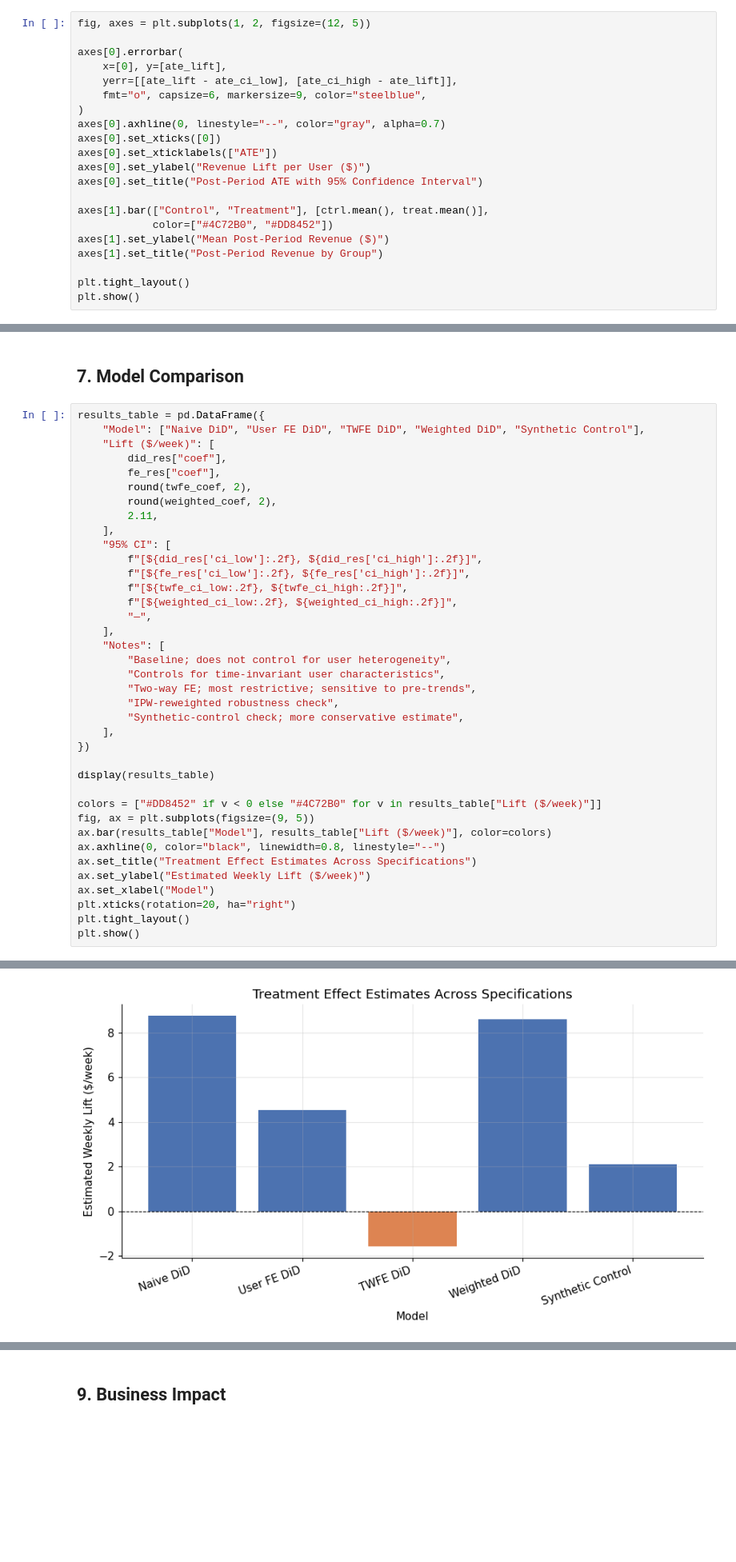
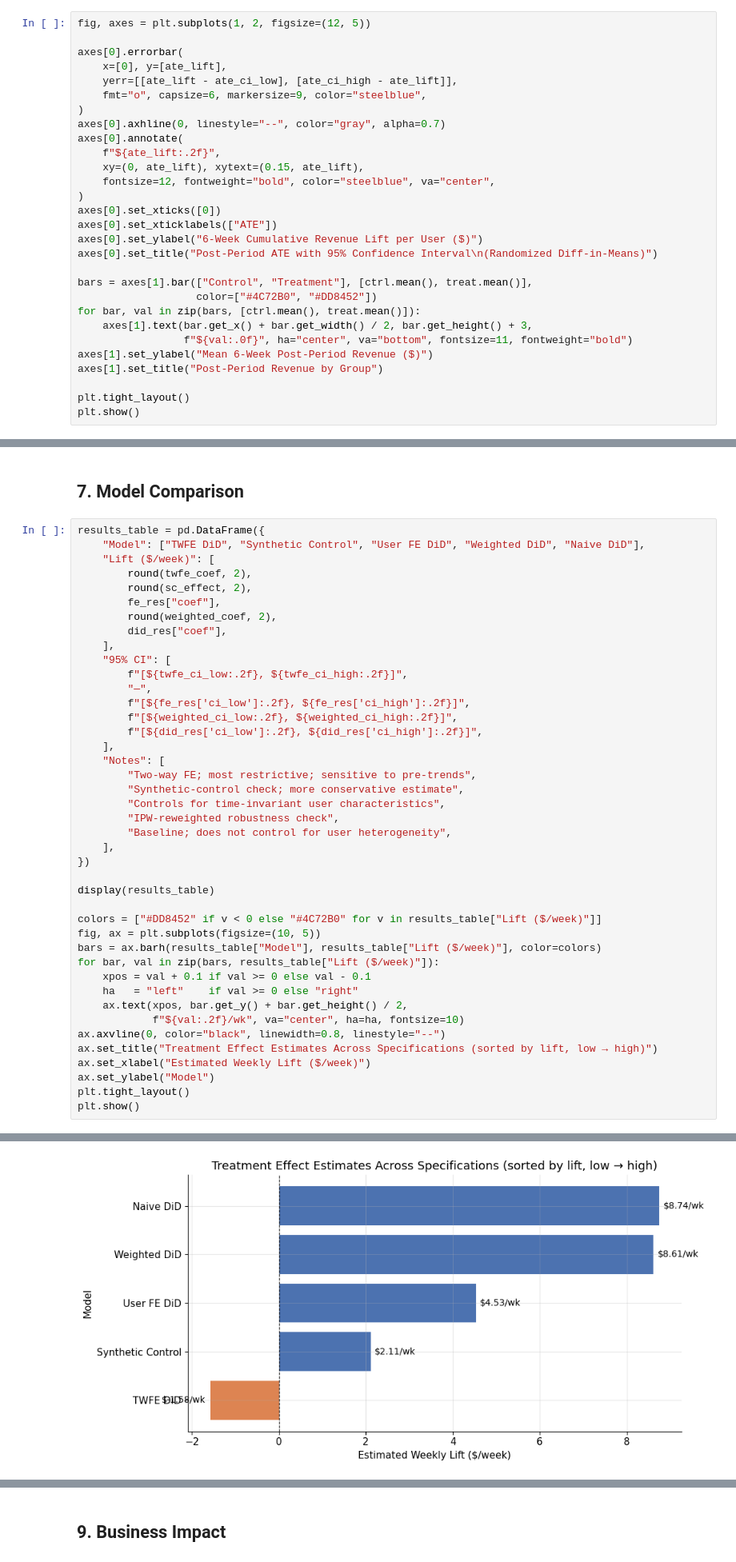
Before and after one commit to tcampayne/targeted-promotion-incrementality-experiment, a Jupyter notebook: analysis/02_inference.ipynb, the cells around one changed output, grey strips where cells are left out. Shown at 80% size. Saved outputs shown, nothing was run; the diff lists cells and outputs as text; blank space fills up the shorter version.

```diff
--- a/analysis/02_inference.ipynb
+++ b/analysis/02_inference.ipynb
@@ -137,14 +141,22 @@ axes[0].errorbar(
     fmt="o", capsize=6, markersize=9, color="steelblue",
 )
 axes[0].axhline(0, linestyle="--", color="gray", alpha=0.7)
+axes[0].annotate(
+    f"${ate_lift:.2f}",
+    xy=(0, ate_lift), xytext=(0.15, ate_lift),
+    fontsize=12, fontweight="bold", color="steelblue", va="center",
+)
 axes[0].set_xticks([0])
 axes[0].set_xticklabels(["ATE"])
-axes[0].set_ylabel("Revenue Lift per User ($)")
-axes[0].set_title("Post-Period ATE with 95% Confidence Interval")
+axes[0].set_ylabel("6-Week Cumulative Revenue Lift per User ($)")
+axes[0].set_title("Post-Period ATE with 95% Confidence Interval\n(Randomized Diff-in-Means)")
 
-axes[1].bar(["Control", "Treatment"], [ctrl.mean(), treat.mean()],
-            color=["#4C72B0", "#DD8452"])
-axes[1].set_ylabel("Mean Post-Period Revenue ($)")
+bars = axes[1].bar(["Control", "Treatment"], [ctrl.mean(), treat.mean()],
+                   color=["#4C72B0", "#DD8452"])
+for bar, val in zip(bars, [ctrl.mean(), treat.mean()]):
+    axes[1].text(bar.get_x() + bar.get_width() / 2, bar.get_height() + 3,
+                 f"${val:.0f}", ha="center", va="bottom", fontsize=11, fontweight="bold")
+axes[1].set_ylabel("Mean 6-Week Post-Period Revenue ($)")
 axes[1].set_title("Post-Period Revenue by Group")
 
 plt.tight_layout()
@@ -450,40 +517,44 @@ check rather than the primary estimate.
 ## 7. Model Comparison
 # %%
 results_table = pd.DataFrame({
-    "Model": ["Naive DiD", "User FE DiD", "TWFE DiD", "Weighted DiD", "Synthetic Control"],
+    "Model": ["TWFE DiD", "Synthetic Control", "User FE DiD", "Weighted DiD", "Naive DiD"],
     "Lift ($/week)": [
+        round(twfe_coef, 2),
+        round(sc_effect, 2),
+        fe_res["coef"],
+        round(weighted_coef, 2),
         did_res["coef"],
-        fe_res["coef"],
-        round(twfe_coef, 2),
-        round(weighted_coef, 2),
-        2.11,
     ],
     "95% CI": [
+        f"[${twfe_ci_low:.2f}, ${twfe_ci_high:.2f}]",
+        "—",
+        f"[${fe_res['ci_low']:.2f}, ${fe_res['ci_high']:.2f}]",
+        f"[${weighted_ci_low:.2f}, ${weighted_ci_high:.2f}]",
         f"[${did_res['ci_low']:.2f}, ${did_res['ci_high']:.2f}]",
-        f"[${fe_res['ci_low']:.2f}, ${fe_res['ci_high']:.2f}]",
-        f"[${twfe_ci_low:.2f}, ${twfe_ci_high:.2f}]",
-        f"[${weighted_ci_low:.2f}, ${weighted_ci_high:.2f}]",
-        "—",
     ],
     "Notes": [
+        "Two-way FE; most restrictive; sensitive to pre-trends",
+        "Synthetic-control check; more conservative estimate",
+        "Controls for time-invariant user characteristics",
+        "IPW-reweighted robustness check",
         "Baseline; does not control for user heterogeneity",
-        "Controls for time-invariant user characteristics",
-        "Two-way FE; most restrictive; sensitive to pre-trends",
-        "IPW-reweighted robustness check",
-        "Synthetic-control check; more conservative estimate",
     ],
 })
 
 display(results_table)
 
 colors = ["#DD8452" if v < 0 else "#4C72B0" for v in results_table["Lift ($/week)"]]
-fig, ax = plt.subplots(figsize=(9, 5))
-ax.bar(results_table["Model"], results_table["Lift ($/week)"], color=colors)
-ax.axhline(0, color="black", linewidth=0.8, linestyle="--")
-ax.set_title("Treatment Effect Estimates Across Specifications")
-ax.set_ylabel("Estimated Weekly Lift ($/week)")
-ax.set_xlabel("Model")
-plt.xticks(rotation=20, ha="right")
+fig, ax = plt.subplots(figsize=(10, 5))
+bars = ax.barh(results_table["Model"], results_table["Lift ($/week)"], color=colors)
+for bar, val in zip(bars, results_table["Lift ($/week)"]):
+    xpos = val + 0.1 if val >= 0 else val - 0.1
+    ha   = "left"    if val >= 0 else "right"
+    ax.text(xpos, bar.get_y() + bar.get_height() / 2,
+            f"${val:.2f}/wk", va="center", ha=ha, fontsize=10)
+ax.axvline(0, color="black", linewidth=0.8, linestyle="--")
+ax.set_title("Treatment Effect Estimates Across Specifications (sorted by lift, low → high)")
+ax.set_xlabel("Estimated Weekly Lift ($/week)")
+ax.set_ylabel("Model")
 plt.tight_layout()
 plt.show()
 # %% [output]
@@ -496,4 +567,4 @@ plt.show()
-[figure, old version]
+[figure, new version]
 # %% [markdown]
 Treatment effect estimates range from **-$1.58** (TWFE) to **+$8.74** (Naive DiD), illustrating
 substantial sensitivity to modeling assumptions. Simpler specifications produce larger estimates
```
Also changed, not shown: parts of 18 cells of this notebook.
